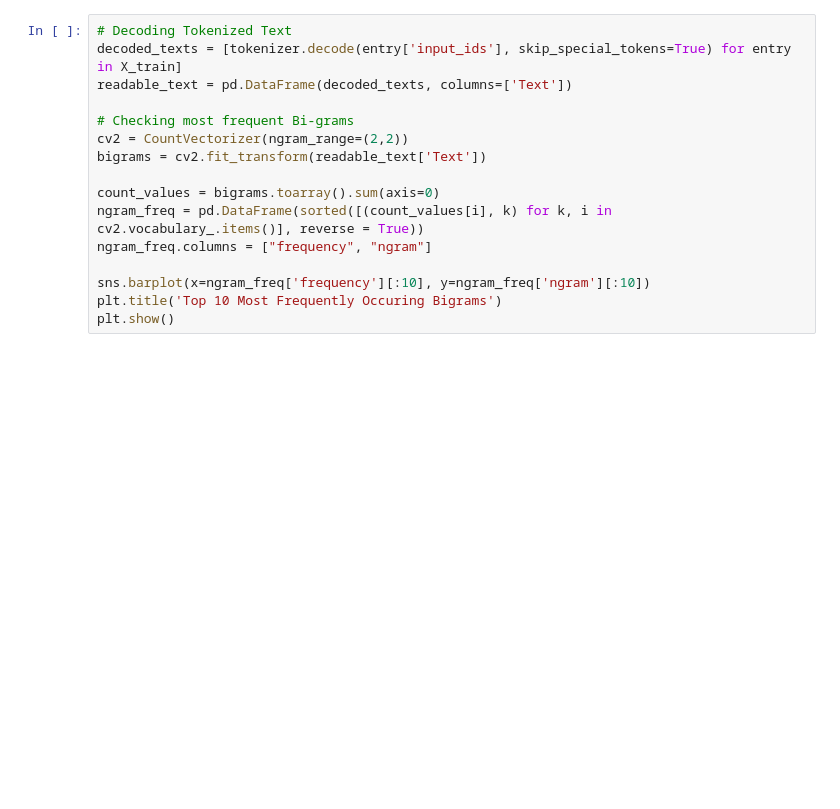
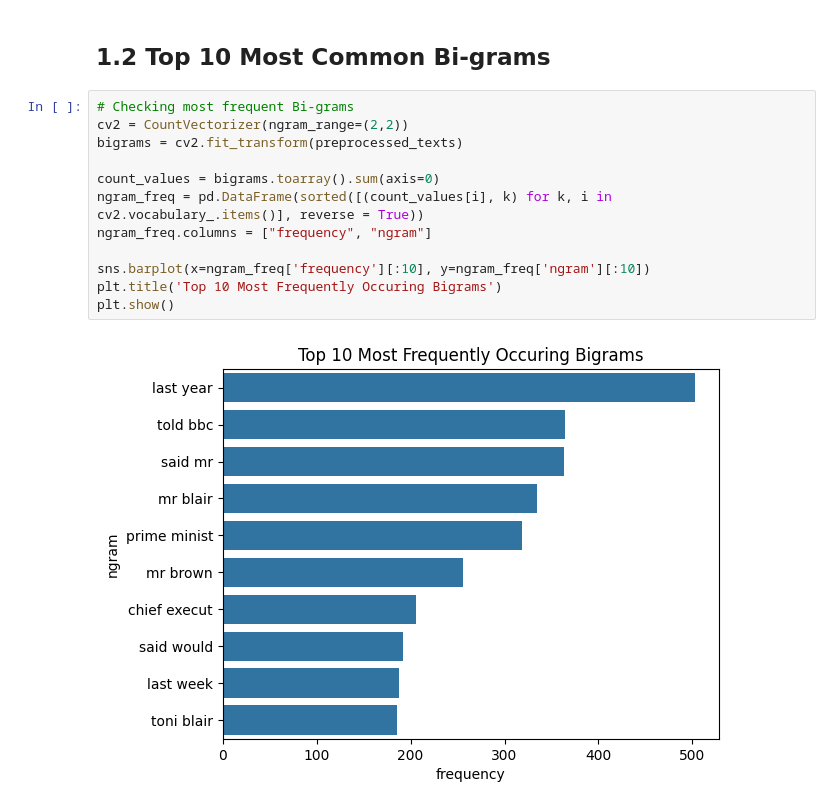
Before and after one commit to rvloenhout/CNN-Text-Classification-Practice, a Jupyter notebook: EDA.ipynb, the cells around one changed output. Cells and saved outputs as stored; diff of their text form; blank space fills up the shorter version.

```diff
--- a/EDA.ipynb
+++ b/EDA.ipynb
@@ -18,16 +123,16 @@ cnt.most_common(10)
+# %% [markdown]
+## 1.2 Top 10 Most Common Bi-grams
 # %%
-# Decoding Tokenized Text
-decoded_texts = [tokenizer.decode(entry['input_ids'], skip_special_tokens=True) for entry in X_train]
-readable_text = pd.DataFrame(decoded_texts, columns=['Text'])
-
 # Checking most frequent Bi-grams
 cv2 = CountVectorizer(ngram_range=(2,2))
-bigrams = cv2.fit_transform(readable_text['Text'])
+bigrams = cv2.fit_transform(preprocessed_texts)
 
 count_values = bigrams.toarray().sum(axis=0)
 ngram_freq = pd.DataFrame(sorted([(count_values[i], k) for k, i in cv2.vocabulary_.items()], reverse = True))
 ngram_freq.columns = ["frequency", "ngram"]
 
 sns.barplot(x=ngram_freq['frequency'][:10], y=ngram_freq['ngram'][:10])
 plt.title('Top 10 Most Frequently Occuring Bigrams')
 plt.show()
+# %% [output]
+[figure, added]
```
Also changed, not shown: parts of 13 cells of this notebook, 17 other files.
